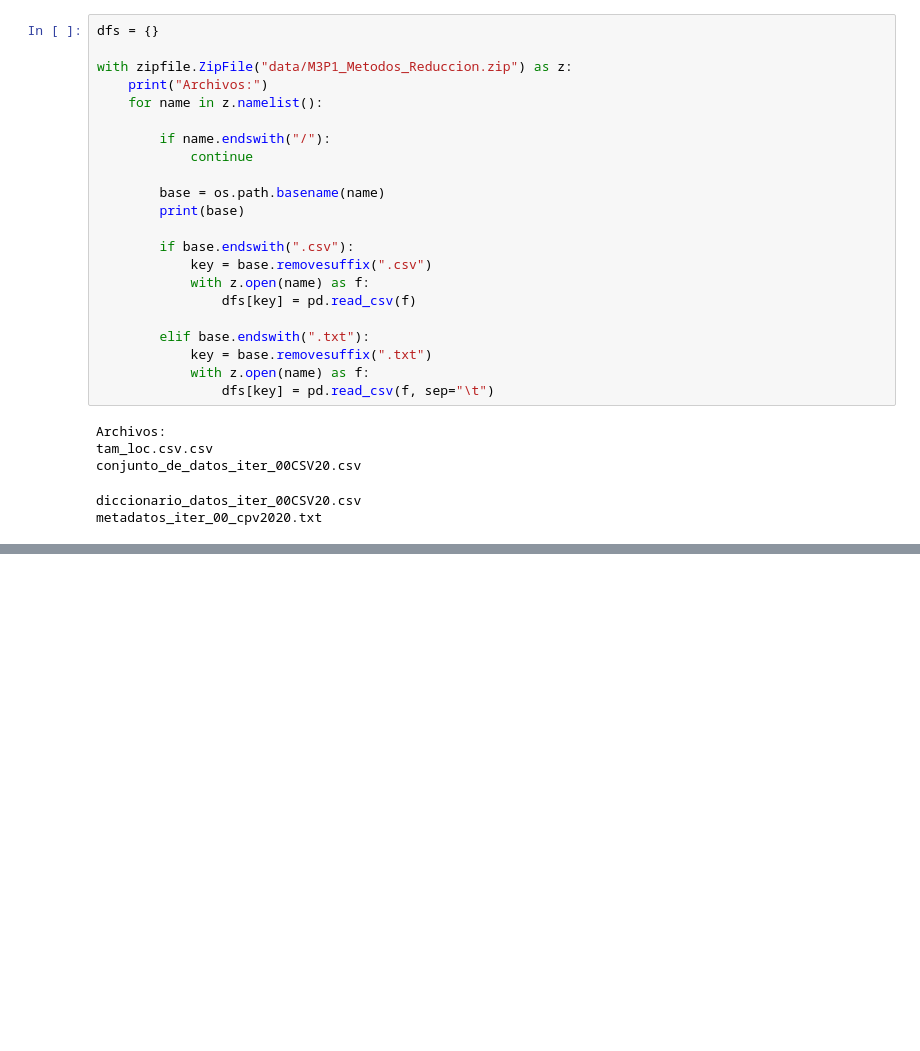
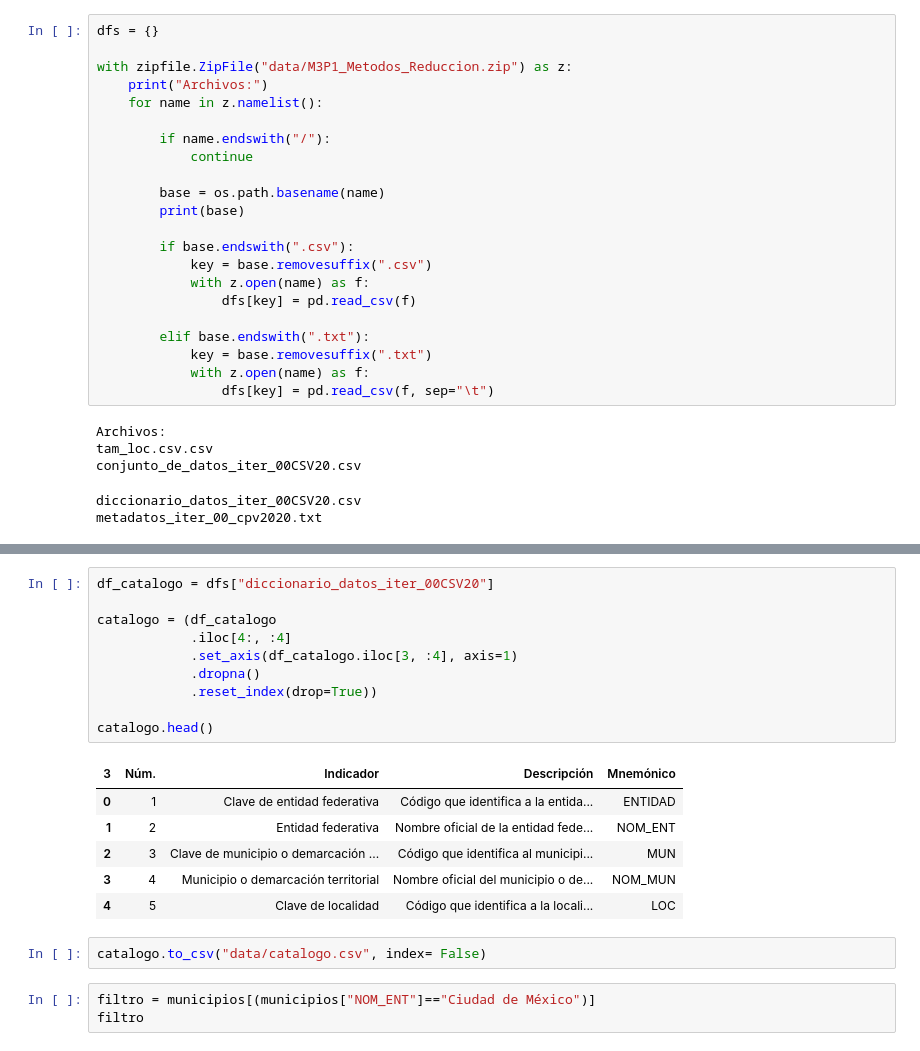
Before and after one commit to Betorcido/CDD_practica1_m3, a Jupyter notebook: M3_P1_DMC.ipynb, the cells around one changed output, grey strips where cells are left out. Drawn from its saved outputs; the diff is of its cells as text; blank space fills up the shorter version.

```diff
--- a/M3_P1_DMC.ipynb
+++ b/M3_P1_DMC.ipynb
@@ -117,0 +95,22 @@ display(dfs["conjunto_de_datos_iter_00CSV20"])
+# %%
+df_catalogo = dfs["diccionario_datos_iter_00CSV20"]
+
+catalogo = (df_catalogo
+            .iloc[4:, :4]
+            .set_axis(df_catalogo.iloc[3, :4], axis=1)
+            .dropna()
+            .reset_index(drop=True))
+
+catalogo.head()
+# %% [output]
+| 3 | Núm. | Indicador | Descripción | Mnemónico |
+| 0 | 1 | Clave de entidad federativa | Código que identifica a la entida... | ENTIDAD |
+| 1 | 2 | Entidad federativa | Nombre oficial de la entidad fede... | NOM_ENT |
+| 2 | 3 | Clave de municipio o demarcación ... | Código que identifica al municipi... | MUN |
+| 3 | 4 | Municipio o demarcación territorial | Nombre oficial del municipio o de... | NOM_MUN |
+| 4 | 5 | Clave de localidad | Código que identifica a la locali... | LOC |
+# %%
+catalogo.to_csv("data/catalogo.csv", index= False)
+# %%
+filtro = municipios[(municipios["NOM_ENT"]=="Ciudad de México")]
+filtro
```
Also changed, not shown: parts of 16 cells of this notebook, 1 other file.
